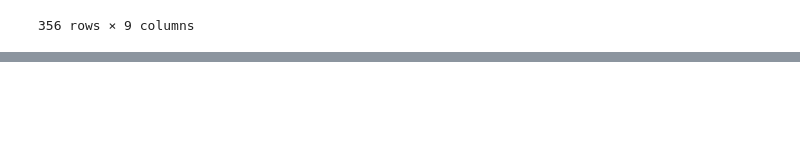
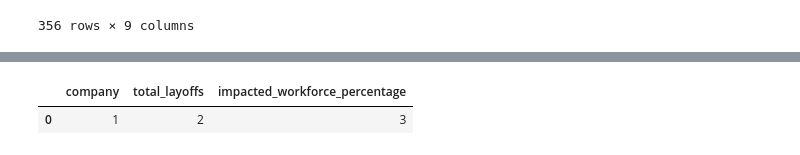
Before and after one commit to kaylajgranados/1.23-Tech-Layoffs, a Jupyter notebook: tech_layoffs.ipynb, the cells around one changed output, grey strips where cells are left out. Cells and saved outputs as stored; diff of their text form; code cells hidden in the pictures; blank space fills up the shorter version.

```diff
--- a/tech_layoffs.ipynb
+++ b/tech_layoffs.ipynb
@@ -129,2 +130,10 @@ tech_layoffs[tech_layoffs['impacted_workforce_percentage'].str.contains('Unclear
+# %%
+d = {'company': [1], 'total_layoffs':[2], 'impacted_workforce_percentage': [3]}
+df = pd.DataFrame(d)
+
+df
+# %% [output]
+|  | company | total_layoffs | impacted_workforce_percentage |
+| 0 | 1 | 2 | 3 |
 # %%
 # tech_layoffs.plot(x='company', y='total_layoffs')
```
Also changed, not shown: parts of 11 cells of this notebook.
